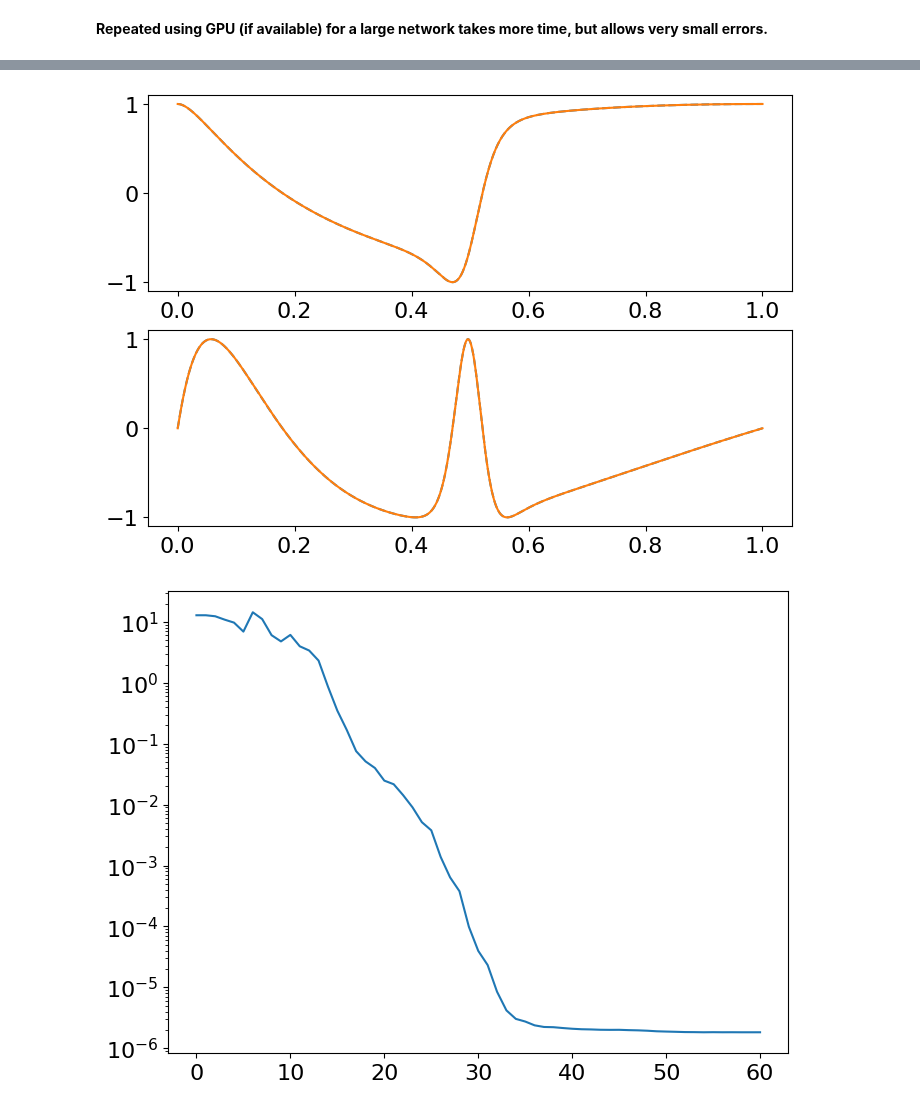
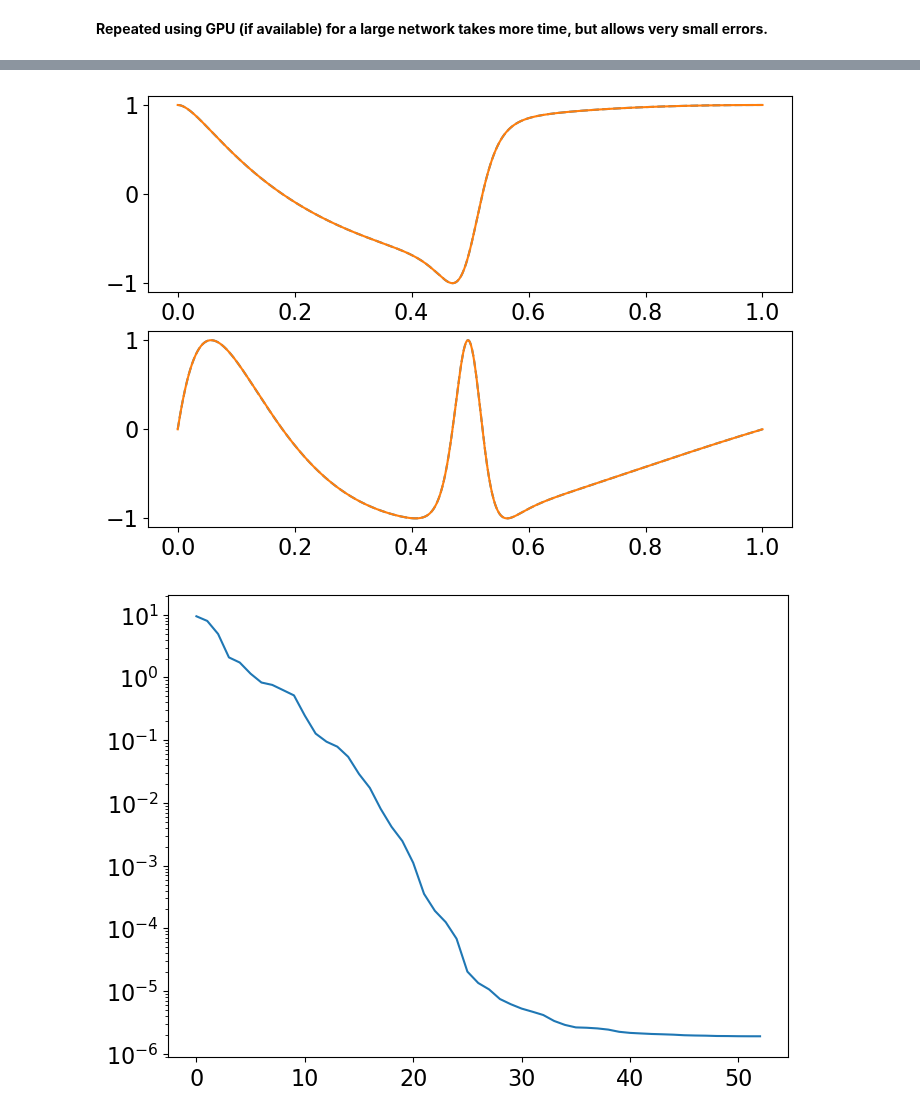
Before and after one commit to jorgenriseth/deepshape, a Jupyter notebook: example-notebooks/curves-reparametrization.ipynb, the cells around one changed output, grey strips where cells are left out. Saved outputs shown, nothing was run; the diff lists cells and outputs as text; code cells hidden in the pictures.

```diff
--- a/example-notebooks/curves-reparametrization.ipynb
+++ b/example-notebooks/curves-reparametrization.ipynb
@@ -17,16 +17,14 @@ plt.rcParams["ytick.labelsize"] = 16
 # %%
 # Analytic diffeomorphism
 g = LogStepDiff()
-g = lambda x: (0.5 * torch.log(20*x+1) / np.log(21.)
-                + 0.25 * (1 + torch.tanh(20*(x-0.5)) / np.tanh(21.)))
 
 # Define Curves
 c1 = Infinity()  # See deepshape.curves.curves for definition.
 c2 = c1.compose(g)
 
 # Get Qmaps (reparametrize c1 into c2(x) = c1(g(x)))
-# q, r = Qmap(c2), Qmap(c1)
-q, r = SRVT(c2), SRVT(c1)
+q, r = Qmap(c2), Qmap(c1)
+# q, r = SRVT(c2), SRVT(c1)
 # %%
 plt.figure(figsize=(10, 5))
 plt.subplot(121)
@@ -41,29 +39,29 @@ plt.show()
 device = torch.device("cuda:0" if torch.cuda.is_available() else "cpu")
 
 # Create reparametrization network
-RN = ReparametrizationNetwork(nn.ModuleList([
-    PalaisLayer(3) for _ in range(10)
-]))
+RN = CurveReparametrizer([
+    SineSeries(5) for _ in range(5)
+])
 
 # Define loss function
-loss_func = ShapeDistance(q, r, k=128)
+loss_func = CurveDistance(q, r, k=128)
 
 
 
 # Choose and configure optimizer.
 optimizer = optim.LBFGS(RN.parameters(), lr=1.0, max_iter=200, line_search_fn='strong_wolfe')
-# optimizer = optim.SGD(RN.parameters(), lr=1e-3, momentum=0.5)
+# optimizer = optim.SGD(RN.parameters(), lr=1e-2)
 
 # Learning Rate Scheduler
-scheduler = optim.lr_scheduler.ReduceLROnPlateau(
-    optimizer, mode='min', factor=0.5, patience=2, threshold=0.,
-    threshold_mode='rel', cooldown=10, min_lr=1e-6, eps=1e-08,
-    verbose=True)
+# scheduler = optim.lr_scheduler.ReduceLROnPlateau(
+#     optimizer, mode='min', factor=0.5, patience=1, threshold=0.,
+#     threshold_mode='rel', cooldown=1, min_lr=1e-6, eps=1e-08,
+#     verbose=True)
 
 # q, r = q,
 
 # Train with BFGS-optimizer
-error = reparametrize(q, r, RN, loss_func, optimizer, 100, Logger(5))#, scheduler=scheduler)
+error = reparametrize(RN, loss_func, optimizer, 100, Logger(5), projection_kwargs={"p": 1})#, scheduler=scheduler)
 
 # RN.to("cpu")
 # loss_func.to("cpu")
@@ -128,13 +122,12 @@ __Repeated using GPU (if available) for a large network takes more time, but all
 device = torch.device("cuda:0" if torch.cuda.is_available() else "cpu")
 
 # Create reparametrization network
-RN = ReparametrizationNetwork(nn.ModuleList([
-    PalaisLayer(100) for _ in range(100)
-])).to(device)
+RN = CurveReparametrizer([
+    SineSeries(100) for _ in range(100)
+]).to(device)
 
 # Define loss function
-loss_func = ShapeDistance(q, r, k=2048).to(device)
-
+loss_func = CurveDistance(q, r, k=2048).to(device)
 
 # Choose and configure optimizer.
 optimizer = optim.LBFGS(RN.parameters(), lr=1.0, max_iter=200, line_search_fn='strong_wolfe')
@@ -147,12 +140,10 @@ scheduler = optim.lr_scheduler.ReduceLROnPlateau(
     verbose=True)
 
 # Train with BFGS-optimizer
-error = reparametrize(q, r, RN, loss_func, optimizer, 100, Logger(5))#, scheduler=scheduler)
+error = reparametrize(RN, loss_func, optimizer, 100, Logger(5))#, scheduler=scheduler)
 
 RN.to("cpu")
 loss_func.to("cpu")
-
-
 
 x, z, _, _, _ = get_plot_data(q, r, RN, 1024)
 
@@ -208,2 +196,2 @@ Finished training in 5.14604s
-[figure, old version]
+[figure, new version]
-[figure, old version]
+[figure, new version]
```
Also changed, not shown: parts of 2 cells of this notebook, 25 other files.
